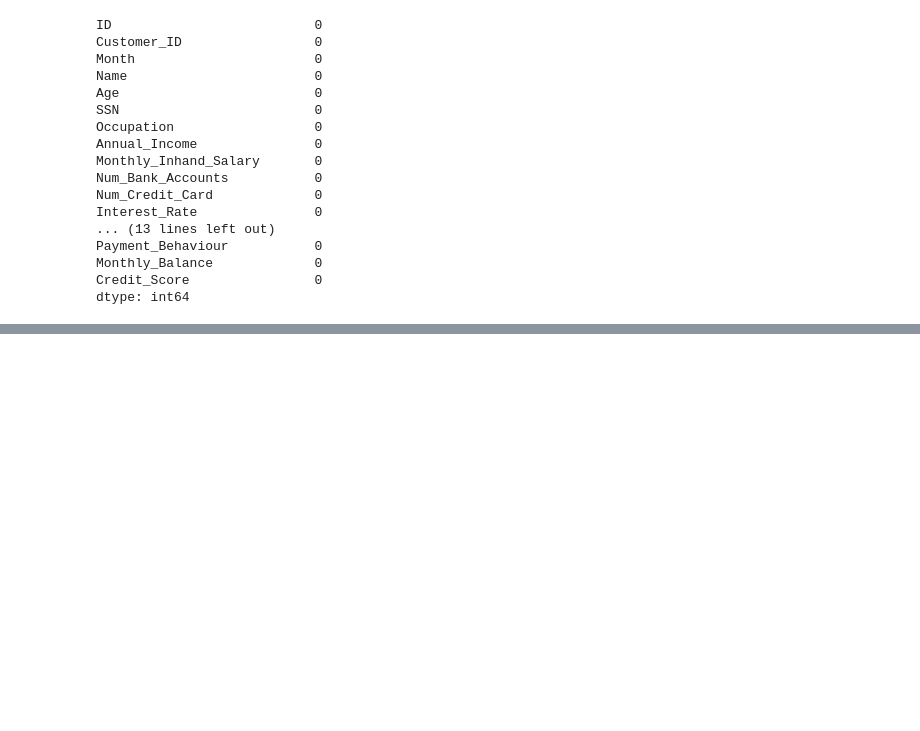
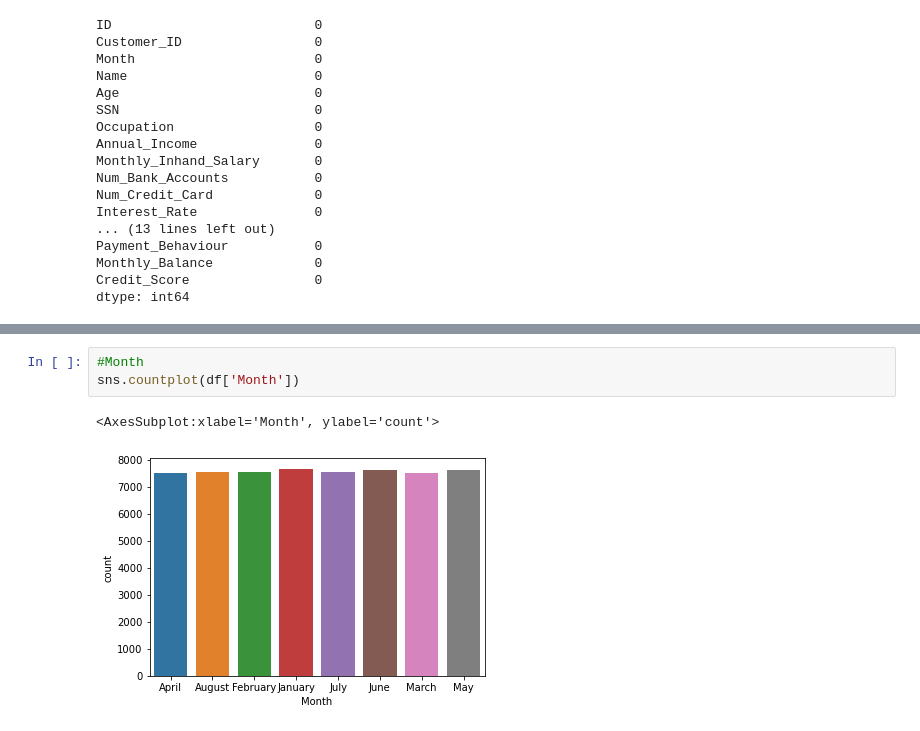
Before and after one commit to cereal45/Credit-Score-Classification, a Jupyter notebook: Untitled.ipynb, the cells around one changed output, grey strips where cells are left out. Saved outputs shown, nothing was run; the diff lists cells and outputs as text; blank space fills up the shorter version.

```diff
--- a/Untitled.ipynb
+++ b/Untitled.ipynb
@@ -768,0 +729,6 @@ credit_data.isnull().sum()
+# %%
+#Month
+sns.countplot(df['Month'])
+# %% [output]
+<AxesSubplot:xlabel='Month', ylabel='count'>
+[figure, added]
```
Also changed, not shown: parts of 79 cells of this notebook.
